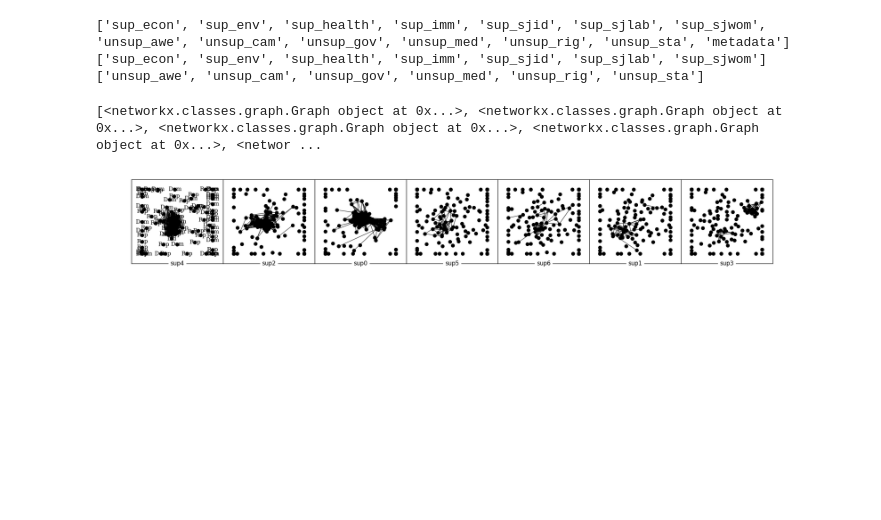
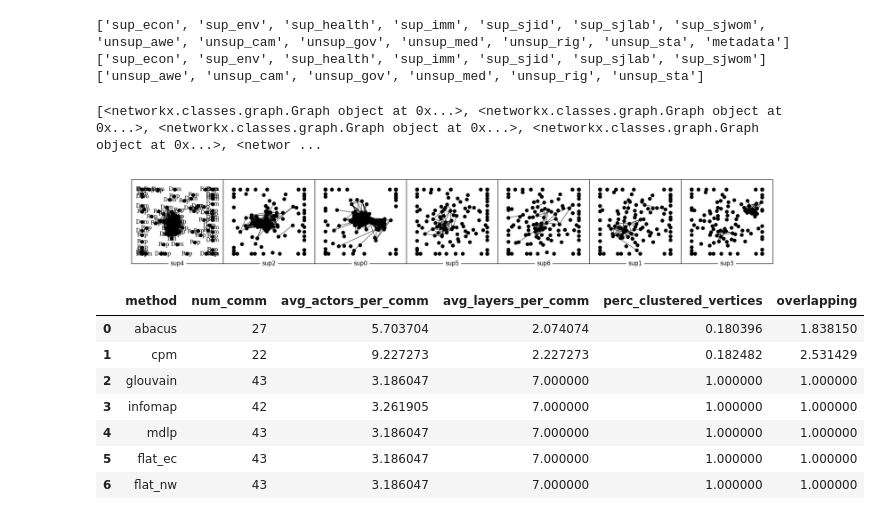
Before and after one commit to CEL-lab/multilayer_polarization, a Jupyter notebook: analysis/multinet.ipynb, the cells around one changed output. Drawn from its saved outputs; the diff is of its cells as text; code cells hidden in the pictures; blank space fills up the shorter version.

```diff
--- a/analysis/multinet.ipynb
+++ b/analysis/multinet.ipynb
@@ -131,0 +130,41 @@ ml.plot(mg, vertex_labels = labels)
+# %%
+#ml summary
+df(ml.summary(mg))
+
+# clusters
+comm_dict = dict()
+comm_dict["abacus"] = ml.abacus(mg, 4, 2)
+comm_dict["cpm"] = ml.clique_percolation(mg, 4, 2)
+comm_dict["glouvain"] = ml.glouvain(mg)
+comm_dict["infomap"] = ml.infomap(mg)
+comm_dict["mdlp"] = ml.mdlp(mg)
+comm_dict["flat_ec"] = ml.flat_ec(mg)
+comm_dict["flat_nw"] = ml.flat_nw(mg)
+
+comm = dict()
+for c in comm_dict.keys():
+    comm[c] = df(comm_dict[c])
+# %%
+stats = dict()
+stats["method"] = comm.keys()
+stats["num_comm"] = []
+stats["avg_actors_per_comm"] = []
+stats["avg_layers_per_comm"] = []
+stats["perc_clustered_vertices"] = []
+stats["overlapping"] = []
+for method in stats["method"]:
+    stats["num_comm"].append( comm[method].cid.nunique() )
+    stats["avg_actors_per_comm"].append( comm[method].groupby("cid").nunique().actor.mean() )
+    stats["avg_layers_per_comm"].append( comm[method].groupby("cid").nunique().layer.mean() )
+    stats["perc_clustered_vertices"].append( comm[method][["actor","layer"]].drop_duplicates().shape[0] / ml.num_vertices(mg) )
+    stats["overlapping"].append( comm[method].shape[0] /comm[method][["actor","layer"]].drop_duplicates().shape[0] )
+df( stats )
+# %% [output]
+|  | method | num_comm | avg_actors_per_comm | avg_layers_per_comm | perc_clustered_vertices | overlapping |
+| 0 | abacus | 27 | 5.703704 | 2.074074 | 0.180396 | 1.838150 |
+| 1 | cpm | 22 | 9.227273 | 2.227273 | 0.182482 | 2.531429 |
+| 2 | glouvain | 43 | 3.186047 | 7.000000 | 1.000000 | 1.000000 |
+| 3 | infomap | 42 | 3.261905 | 7.000000 | 1.000000 | 1.000000 |
+| 4 | mdlp | 43 | 3.186047 | 7.000000 | 1.000000 | 1.000000 |
+| 5 | flat_ec | 43 | 3.186047 | 7.000000 | 1.000000 | 1.000000 |
+| 6 | flat_nw | 43 | 3.186047 | 7.000000 | 1.000000 | 1.000000 |
```
Also changed, not shown: parts of 1 cell of this notebook.
